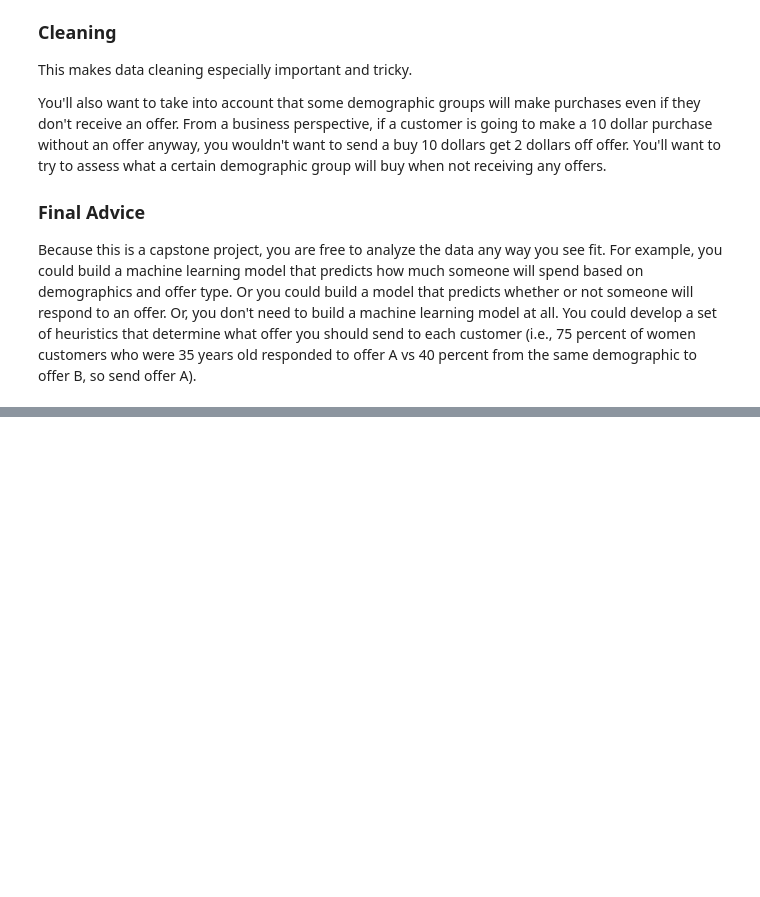
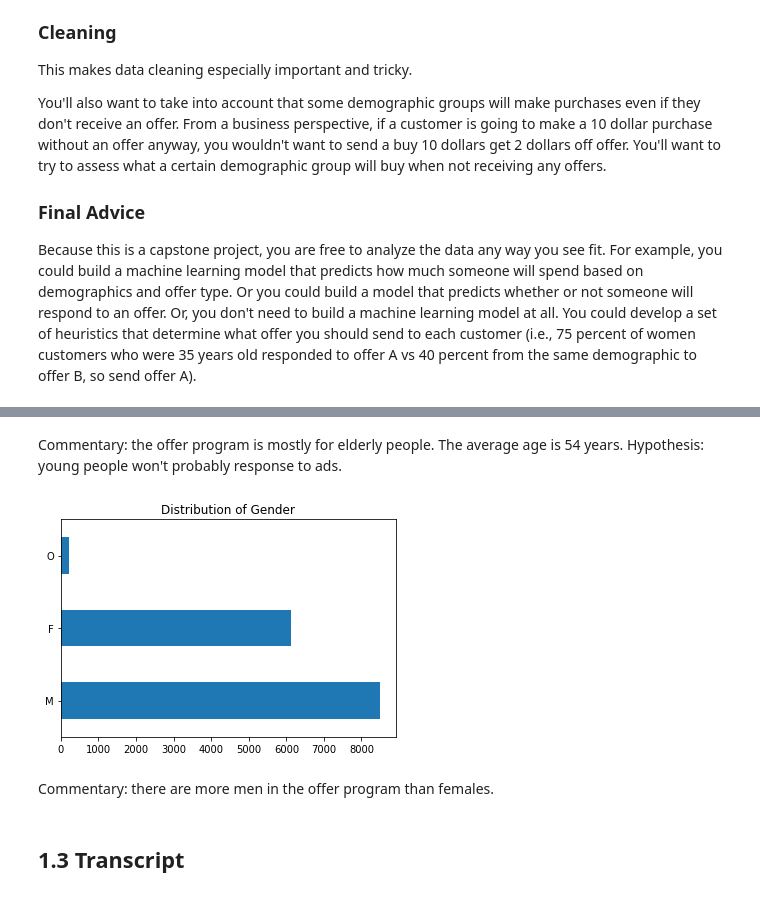
Before and after one commit to k-bosko/Starbucks_rewards, a Jupyter notebook: Starbucks_Capstone_notebook.ipynb, the cells around one changed output, grey strips where cells are left out. Drawn from its saved outputs; the diff is of its cells as text; code cells hidden in the pictures; blank space fills up the shorter version.

```diff
--- a/Starbucks_Capstone_notebook.ipynb
+++ b/Starbucks_Capstone_notebook.ipynb
@@ -86,0 +247,10 @@ transcript = pd.read_json('data/transcript.json', orient='records', lines=True)
+# %% [markdown]
+Commentary: the offer program is mostly for elderly people. The average age is 54 years.
+Hypothesis: young people won't probably response to ads.
+# %%
+profile.gender.value_counts().plot.barh();
+plt.title("Distribution of Gender");
+# %% [output]
+[figure, added]
+# %% [markdown]
+Commentary: there are more men in the offer program than females.
@@ -86,0 +260,2 @@ transcript = pd.read_json('data/transcript.json', orient='records', lines=True)
+# %% [markdown]
+## 1.3 Transcript
```
Also changed, not shown: parts of 69 cells of this notebook.
